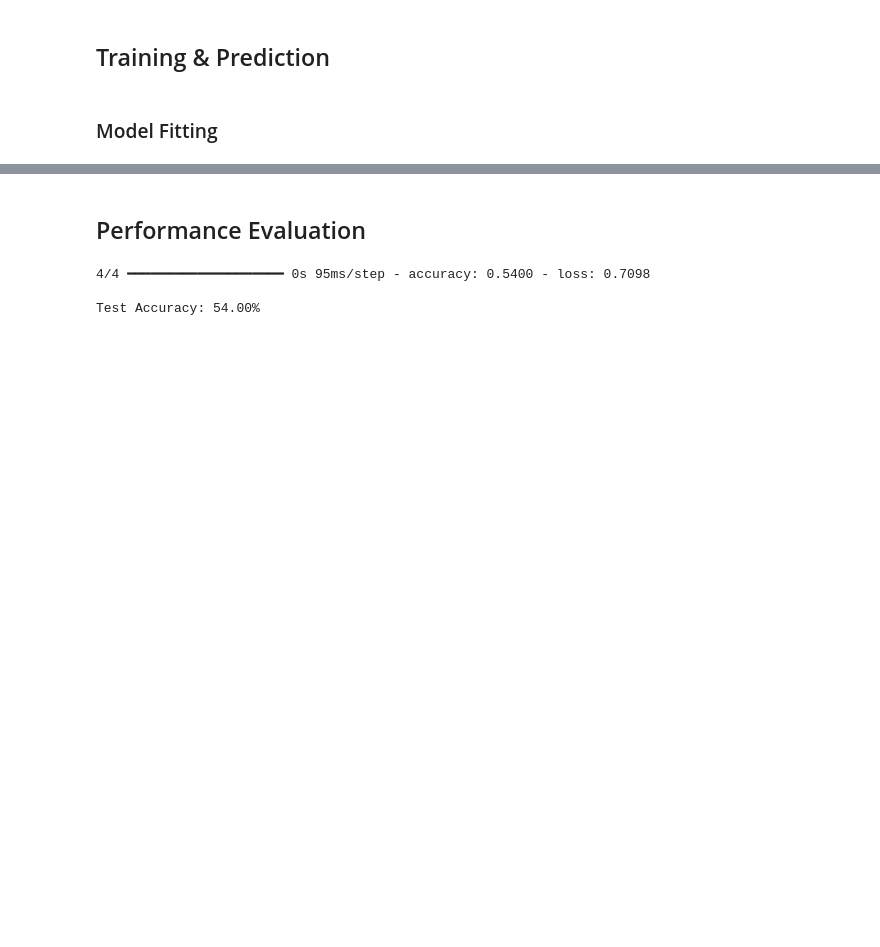
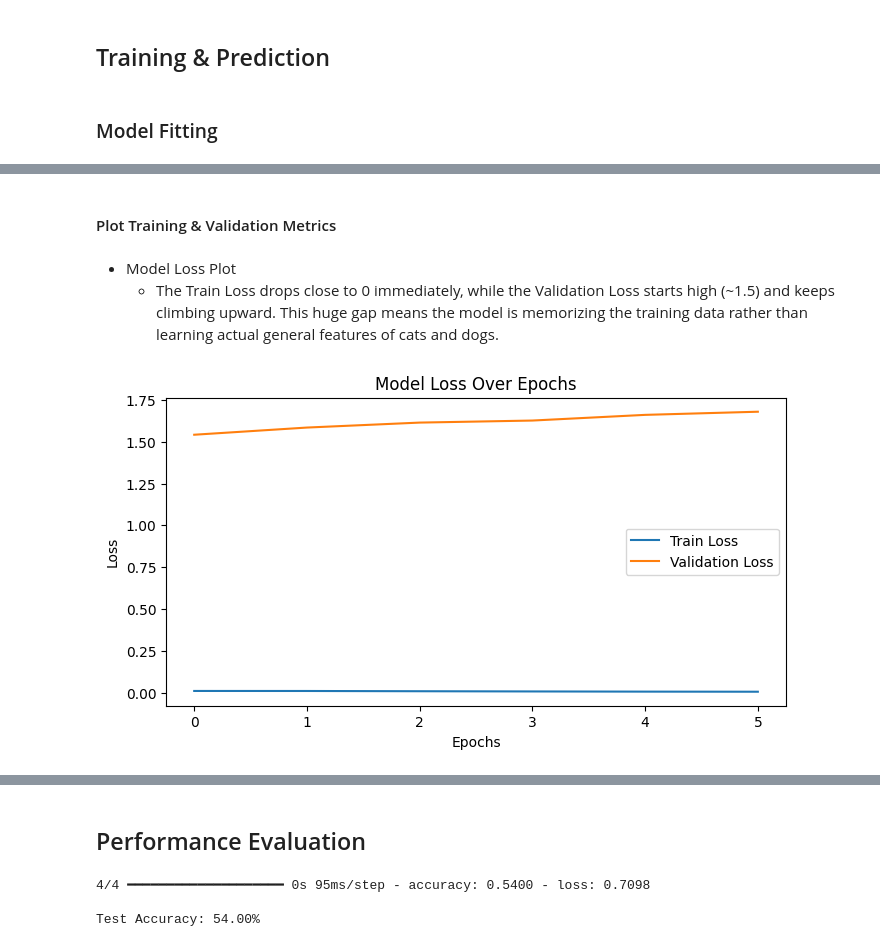
Before and after one commit to ikoghoddds-bit/Data-Science-Portfolio-C21, a Jupyter notebook: Projects/Project-6/Images-Description.for.Students_Pass_1.ipynb, the cells around one changed output, grey strips where cells are left out. Saved outputs shown, nothing was run; the diff lists cells and outputs as text; code cells hidden in the pictures; blank space fills up the shorter version.

```diff
--- a/Projects/Project-6/Images-Description.for.Students_Pass_1.ipynb
+++ b/Projects/Project-6/Images-Description.for.Students_Pass_1.ipynb
@@ -191,5 +338,5 @@ Model: "sequential_1"
 # %%
 # Fit the Model
 
-history = model.fit(X_train, y_train, epochs=10, validation_data=(X_test, y_test), batch_size=32)
+history = model.fit(X_train, y_train, epochs=6, validation_data=(X_test, y_test), batch_size=32)
 # %% [output]
@@ -215,0 +355,18 @@ Epoch 10/10
+# %% [markdown]
+#### Plot Training & Validation Metrics
+# %% [markdown]
+- Model Loss Plot
+    - The Train Loss drops close to 0 immediately, while the Validation Loss starts high (~1.5) and keeps climbing upward. This huge gap means the model is memorizing the training data rather than learning actual general features of cats and dogs.
+# %%
+# Plot Training & Validation Loss
+
+plt.figure(figsize=(8, 4))
+plt.plot(history.history['loss'], label='Train Loss')
+plt.plot(history.history['val_loss'], label='Validation Loss')
+plt.title('Model Loss Over Epochs')
+plt.xlabel('Epochs')
+plt.ylabel('Loss')
+plt.legend()
+plt.show()
+# %% [output]
+[figure, added]
```
Also changed, not shown: parts of 25 cells of this notebook.
